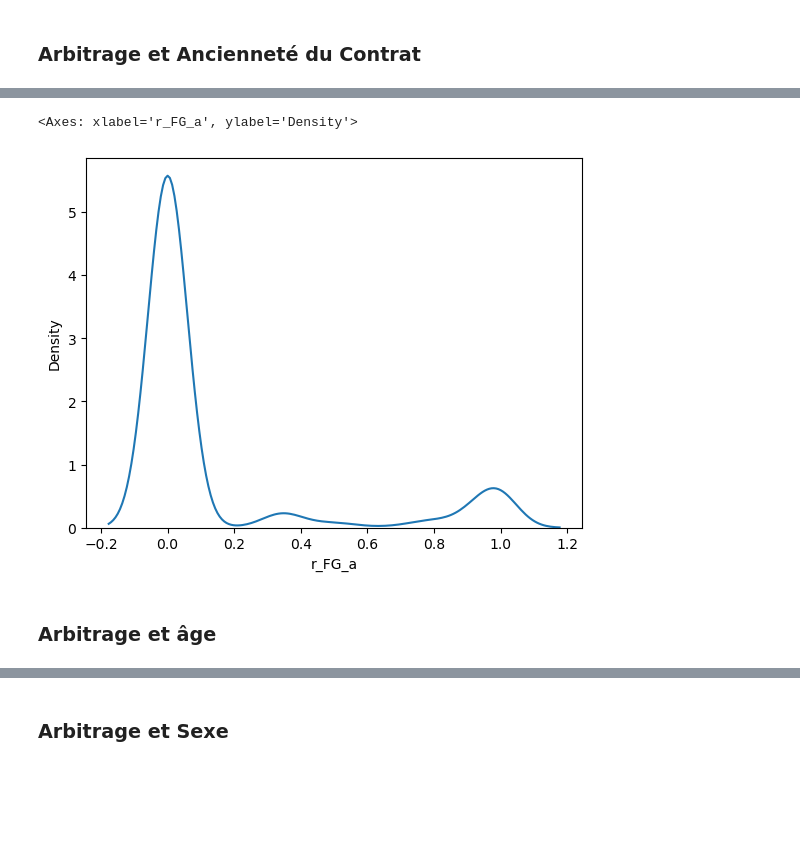
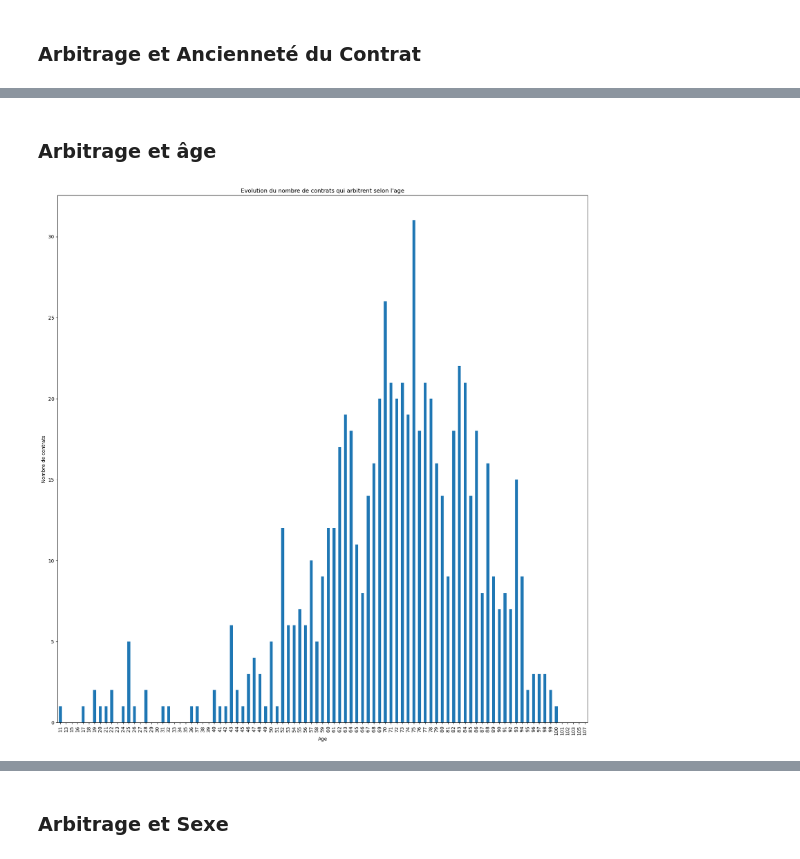
Before and after one commit to afonkou01/Arbitrage_Vie_BNP_Cardif, a Jupyter notebook: Avancement notebook - BNP Cardif_version.ipynb, the cells around one changed output, grey strips where cells are left out. Cells and saved outputs as stored; diff of their text form; code cells hidden in the pictures; blank space fills up the shorter version.

```diff
--- a/Avancement notebook - BNP Cardif_version.ipynb
+++ b/Avancement notebook - BNP Cardif_version.ipynb
@@ -939,8 +937,12 @@ plt.show()
 # %%
-sns.kdeplot(data=base_contrats, x='r_FG_a', palette='Set2')
+#sns.kdeplot(data=base_contrats, x='r_FG_a', palette='Set2')
 #plt.hist(base_contrats['r_FG_a'], bins=10, edgecolor='black')
-# %% [output]
-<Axes: xlabel='r_FG_a', ylabel='Density'>
-[figure, removed]
 # %% [markdown]
 ### Arbitrage et âge
+# %%
+#Graphique
+plt.figure(figsize=(20, 20))
+base_contrats.groupby('age')['operation'].count().plot(kind='bar', xlabel='Age', ylabel='Nombre de contrats' , title="Evolution du nombre de contrats qui arbitrent selon l'age")
+plt.show()
+# %% [output]
+[figure, added]
```
Also changed, not shown: parts of 12 cells of this notebook.
